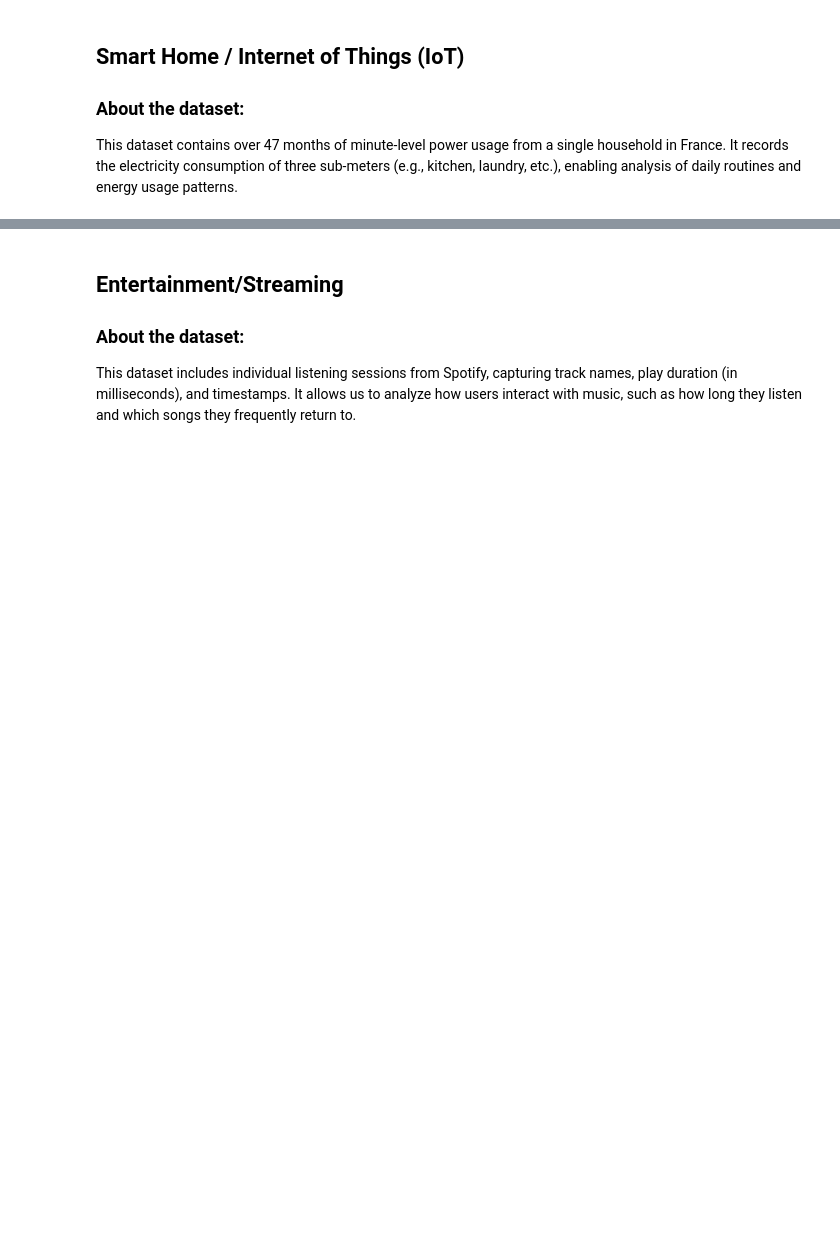
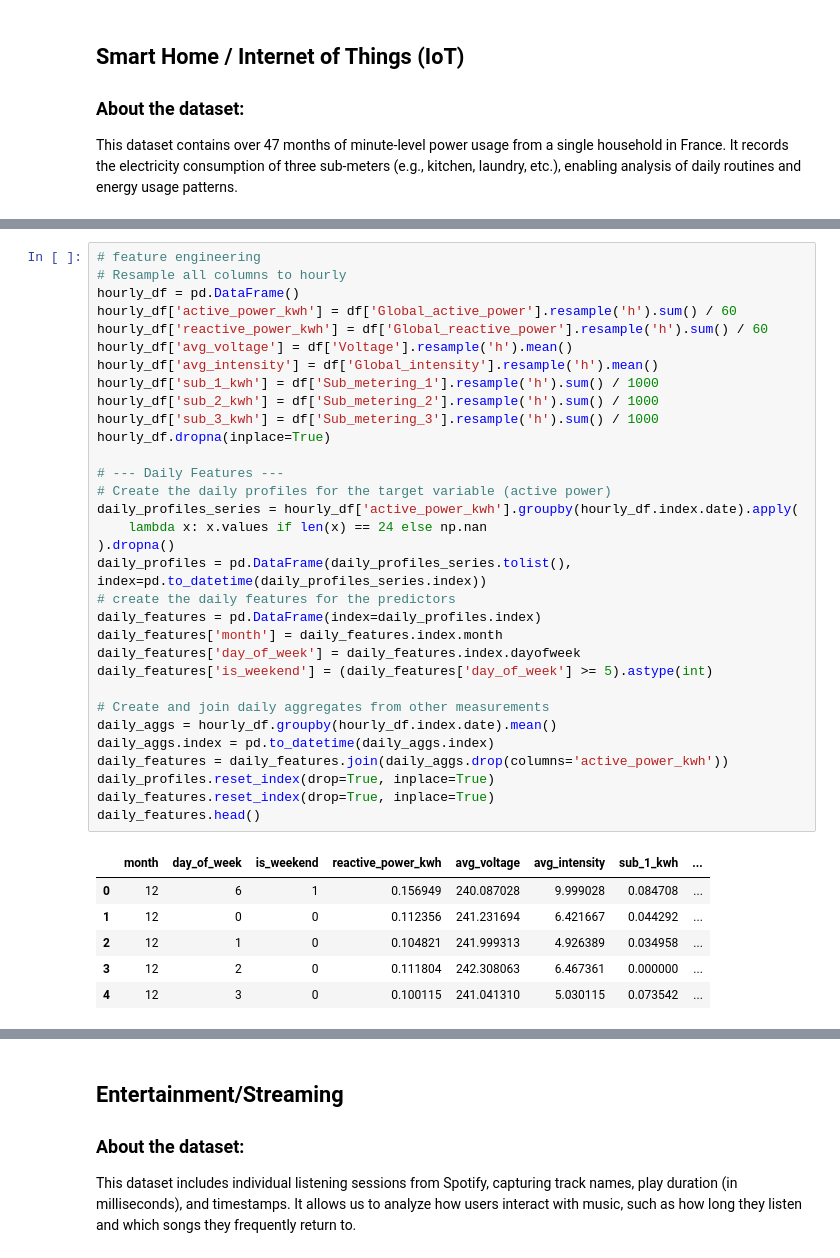
Before and after one commit to AlaaArmoush/Machine-Learning-Assignment, a Jupyter notebook: User Behavior Analysis.ipynb, the cells around one changed output, grey strips where cells are left out. Drawn from its saved outputs; the diff is of its cells as text; blank space fills up the shorter version.

```diff
--- a/User Behavior Analysis.ipynb
+++ b/User Behavior Analysis.ipynb
@@ -105,0 +66,39 @@ Using K-Means clustering, two distinct household energy-use patterns emerged. Th
+# %%
+# feature engineering
+# Resample all columns to hourly
+hourly_df = pd.DataFrame()
+hourly_df['active_power_kwh'] = df['Global_active_power'].resample('h').sum() / 60
+hourly_df['reactive_power_kwh'] = df['Global_reactive_power'].resample('h').sum() / 60
+hourly_df['avg_voltage'] = df['Voltage'].resample('h').mean()
+hourly_df['avg_intensity'] = df['Global_intensity'].resample('h').mean()
+hourly_df['sub_1_kwh'] = df['Sub_metering_1'].resample('h').sum() / 1000
+hourly_df['sub_2_kwh'] = df['Sub_metering_2'].resample('h').sum() / 1000
+hourly_df['sub_3_kwh'] = df['Sub_metering_3'].resample('h').sum() / 1000
+hourly_df.dropna(inplace=True)
+
+# --- Daily Features ---
+# Create the daily profiles for the target variable (active power)
+daily_profiles_series = hourly_df['active_power_kwh'].groupby(hourly_df.index.date).apply(
+    lambda x: x.values if len(x) == 24 else np.nan
+).dropna()
+daily_profiles = pd.DataFrame(daily_profiles_series.tolist(), index=pd.to_datetime(daily_profiles_series.index))
+# create the daily features for the predictors
+daily_features = pd.DataFrame(index=daily_profiles.index)
+daily_features['month'] = daily_features.index.month
+daily_features['day_of_week'] = daily_features.index.dayofweek
+daily_features['is_weekend'] = (daily_features['day_of_week'] >= 5).astype(int)
+
+# Create and join daily aggregates from other measurements
+daily_aggs = hourly_df.groupby(hourly_df.index.date).mean()
+daily_aggs.index = pd.to_datetime(daily_aggs.index)
+daily_features = daily_features.join(daily_aggs.drop(columns='active_power_kwh'))
+daily_profiles.reset_index(drop=True, inplace=True)
+daily_features.reset_index(drop=True, inplace=True)
+daily_features.head()
+# %% [output]
+|  | month | day_of_week | is_weekend | reactive_power_kwh | avg_voltage | avg_intensity | sub_1_kwh | ... |
+| 0 | 12 | 6 | 1 | 0.156949 | 240.087028 | 9.999028 | 0.084708 | ... |
+| 1 | 12 | 0 | 0 | 0.112356 | 241.231694 | 6.421667 | 0.044292 | ... |
+| 2 | 12 | 1 | 0 | 0.104821 | 241.999313 | 4.926389 | 0.034958 | ... |
+| 3 | 12 | 2 | 0 | 0.111804 | 242.308063 | 6.467361 | 0.000000 | ... |
+| 4 | 12 | 3 | 0 | 0.100115 | 241.041310 | 5.030115 | 0.073542 | ... |
```
Also changed, not shown: parts of 17 cells of this notebook.
